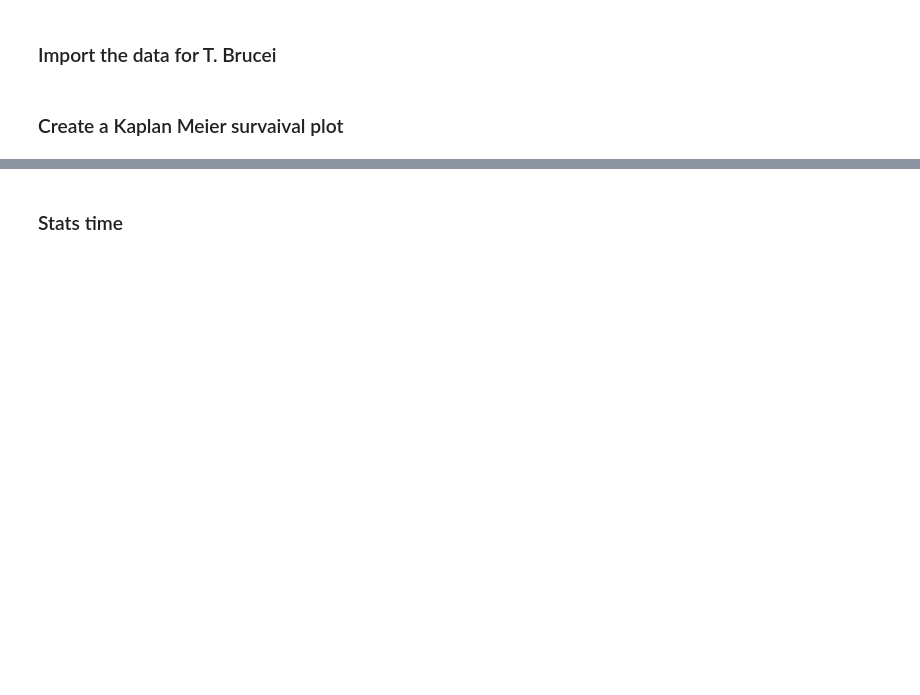
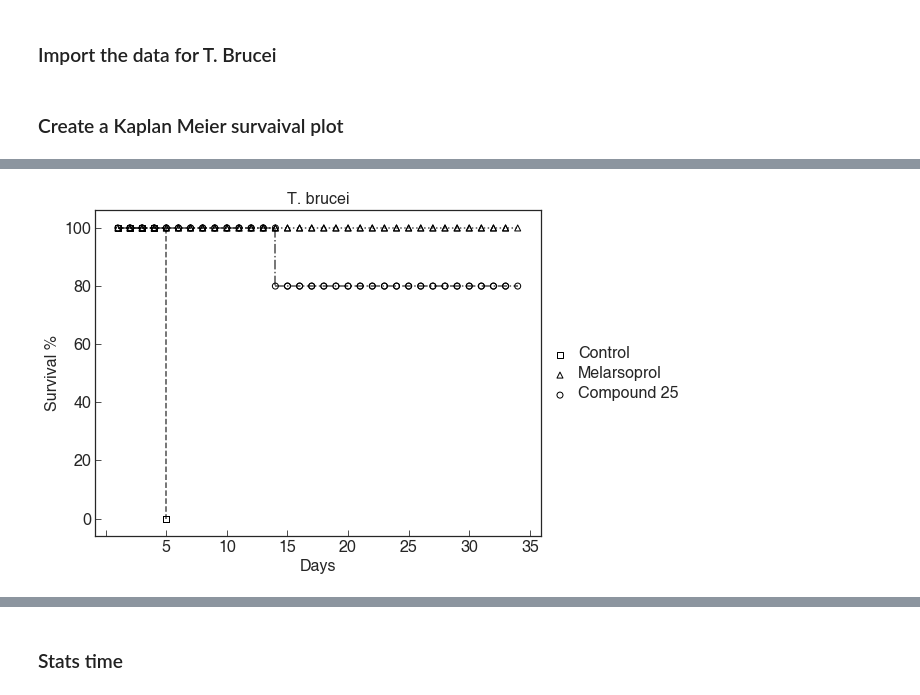
Before and after one commit to mtinti/survival_plots, a Jupyter notebook: Survival Plots.ipynb, the cells around one changed output, grey strips where cells are left out. Cells and saved outputs as stored; diff of their text form; code cells hidden in the pictures; blank space fills up the shorter version.

```diff
--- a/Survival Plots.ipynb
+++ b/Survival Plots.ipynb
@@ -22,0 +41,11 @@ compound25 = tbb_table[tbb_table['g']=='compound25']
+# %%
+from cycler import cycler
+
+# Create cycler object. Use any styling from above you please
+monochrome = (cycler('color', ['k']) * cycler('linestyle', ['-', '--', ':', '=.']) * cycler('marker', ['^',',', '.']))
+
+# Print examples of output from cycler object.
+# A cycler object, when called, returns a `iter.cycle` object that iterates over items indefinitely
+print("number of items in monochrome:", len(monochrome))
+for i, item in zip(range(15), monochrome()):
+    print(i, item)
@@ -22,0 +69,84 @@ compound25 = tbb_table[tbb_table['g']=='compound25']
+# %%
+#we want to plot each day point
+def expand_table(in_table):
+    max_days = in_table['T'].max()
+    samples = {}
+    print (max_days)
+    days = np.arange(1,max_days+1,1)
+    for sample in in_table.index.values:
+        temp_sample = in_table.loc[sample]
+        obs = temp_sample['T']
+        points = []
+        for item in range(1,max_days+1):
+            if item <= obs:
+                points.append(1)
+            else:
+                points.append(0)
+        samples[sample]=points
+    return samples,days
+
+
+samples, days=expand_table(tbb_table)
+samples = pd.DataFrame.from_dict(samples,orient='index')
+samples.columns = ['D'+str(n) for n in days]
+samples['group']=tbb_table['g'].values
+samples = samples.groupby('group').sum()/samples.groupby('group').sum().max()*100
+samples.head(15)
+
+fig,ax =plt.subplots(figsize=(8,6))
+ax.tick_params(direction="in")
+
+ax.scatter(x=np.arange(1,samples.shape[1]+1,1)[0:5],
+           y=samples.loc['control'].values[0:5],
+           facecolors='none', edgecolors='k', marker=',',
+          label = 'Control')
+
+ax.scatter(x=[5],
+           y=[0],
+           facecolors='none', edgecolors='k', marker=',' )
+
+ax.plot([1,5],[100,100],alpha=0.7, **{'color': 'k', 'linestyle': '--'})
+ax.plot([5,5],[100,0],alpha=0.7,**{'color': 'k', 'linestyle': '--'})
+#ax.plot([5,34],[0,0],alpha=0.7,**{'color': 'k', 'linestyle': '--'})
+
+
+ax.scatter(x=np.arange(1,samples.shape[1]+1,1),
+           y=samples.loc['melarsoprol'].values,
+           facecolors='none', edgecolors='k', marker='^',
+          label = 'Melarsoprol')
+ax.scatter(x=np.arange(1,samples.shape[1]+1,1)+1,
+           y=samples.loc['melarsoprol'].values,
+           facecolors='none', edgecolors='k', marker='^' )
+
+ax.plot([1,34],[100,100],alpha=0.7, **{'color': 'k', 'linestyle': ':'})
+
+ax.scatter(x=np.arange(1,samples.shape[1]+1,1),
+           y=samples.loc['compound25'].values,
+           facecolors='none', edgecolors='k', marker='o',
+          label = 'Compound 25')
+ax.scatter(x=np.arange(1,samples.shape[1]+1,1)+1,
+           y=samples.loc['compound25'].values,
+           facecolors='none', edgecolors='k', marker='o',
+          )
+
+
+ax.plot([1,14],[100,100],alpha=0.7, **{'color': 'k', 'linestyle': '-.'})
+ax.plot([14,14],[100,80],alpha=0.7, **{'color': 'k', 'linestyle': '-.'})
+ax.plot([14,34],[80,80],alpha=0.7, **{'color': 'k', 'linestyle': '-.'})
+
+
+ax.set_yticklabels(['', '0','20','40','60','80','100'],**hfont)
+ax.set_xticklabels(['', '', '5','10','15','20','25','30','35'],**hfont)
+
+
+plt.xlabel('Days',**hfont)
+plt.ylabel('Survival %',**hfont)
+
+L = plt.legend(loc='center left', bbox_to_anchor=(1, 0.5))
+plt.setp(L.texts, **hfont)
+plt.title("T. brucei",**hfont)
+
+plt.savefig('tb_bw.svg')
+plt.savefig('tb_bw.pdf')
+plt.show()
+# %% [output]
@@ -22,0 +154 @@ compound25 = tbb_table[tbb_table['g']=='compound25']
+[figure, added]
```
Also changed, not shown: parts of 8 cells of this notebook, 18 other files.
